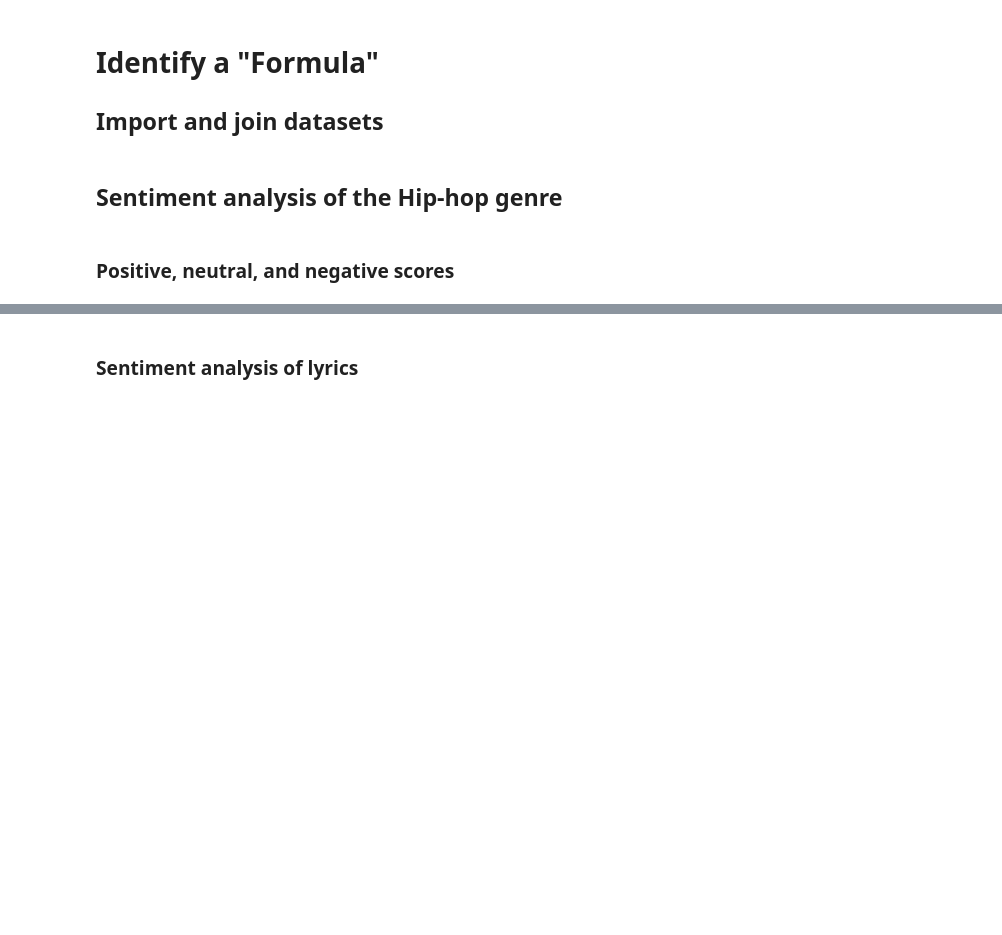
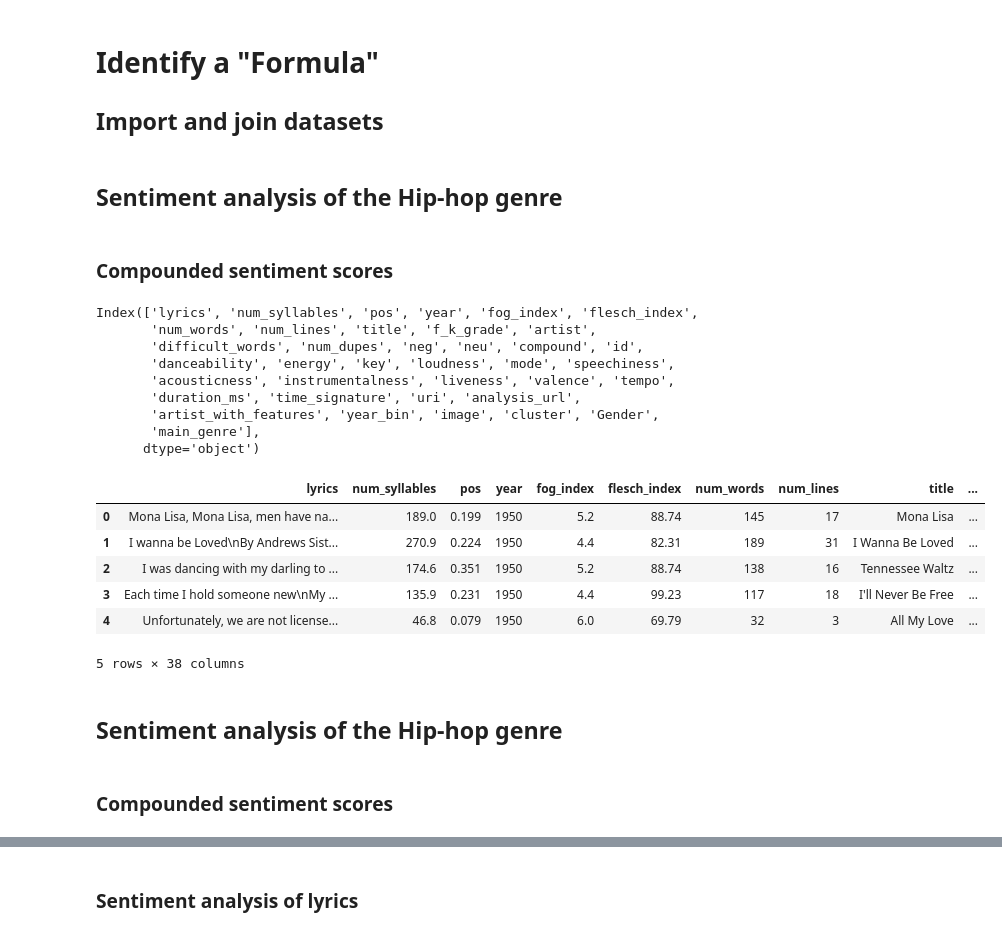
Before and after one commit to EggmanWalrus/40400-Assignment-3, a Jupyter notebook: Assignment3.ipynb, the cells around one changed output, grey strips where cells are left out. Cells and saved outputs as stored; diff of their text form; code cells hidden in the pictures; blank space fills up the shorter version.

Commit message:
Imported datasets

```diff
--- a/Assignment3.ipynb
+++ b/Assignment3.ipynb
@@ -16,0 +23,11 @@ For Assignment 3, you will perform a short study to *interpret* a cultural patte
+# %%
+# Import datasets
+music_df = pd.read_csv('music_df.csv')
+artist_genre = pd.read_csv('features_dataset.csv')
+# %%
+# Format year bins
+music_df['year_bin'] = music_df['year_bin'].apply(lambda x: '20'+x if (x == '10s') or (x == '00s') else '19'+x)
+
+# Merge two datasets to identify song genres
+music_df = pd.merge(music_df, artist_genre[['artist', 'main_genre']],
+                    on='artist', how = 'left').drop_duplicates(['lyrics', 'artist', 'uri']).reset_index(drop=True)
@@ -17,4 +37,4 @@ For Assignment 3, you will perform a short study to *interpret* a cultural patte
 # %% [markdown]
 ## Sentiment analysis of the Hip-hop genre
-# %% [markdown]
-### Positive, neutral, and negative scores
+# %% [markdown]
+### Compounded sentiment scores
@@ -20,0 +52,24 @@ For Assignment 3, you will perform a short study to *interpret* a cultural patte
+# %%
+print(music_df.columns)
+music_df.head()
+# %% [output]
+Index(['lyrics', 'num_syllables', 'pos', 'year', 'fog_index', 'flesch_index',
+       'num_words', 'num_lines', 'title', 'f_k_grade', 'artist',
+       'difficult_words', 'num_dupes', 'neg', 'neu', 'compound', 'id',
+       'danceability', 'energy', 'key', 'loudness', 'mode', 'speechiness',
+       'acousticness', 'instrumentalness', 'liveness', 'valence', 'tempo',
+       'duration_ms', 'time_signature', 'uri', 'analysis_url',
+       'artist_with_features', 'year_bin', 'image', 'cluster', 'Gender',
+       'main_genre'],
+      dtype='object')
+|  | lyrics | num_syllables | pos | year | fog_index | flesch_index | num_words | num_lines | title | ... |
+| 0 | Mona Lisa, Mona Lisa, men have na... | 189.0 | 0.199 | 1950 | 5.2 | 88.74 | 145 | 17 | Mona Lisa | ... |
+| 1 | I wanna be Loved\nBy Andrews Sist... | 270.9 | 0.224 | 1950 | 4.4 | 82.31 | 189 | 31 | I Wanna Be Loved | ... |
+| 2 | I was dancing with my darling to ... | 174.6 | 0.351 | 1950 | 5.2 | 88.74 | 138 | 16 | Tennessee Waltz | ... |
+| 3 | Each time I hold someone new\nMy ... | 135.9 | 0.231 | 1950 | 4.4 | 99.23 | 117 | 18 | I'll Never Be Free | ... |
+| 4 | Unfortunately, we are not license... | 46.8 | 0.079 | 1950 | 6.0 | 69.79 | 32 | 3 | All My Love | ... |
+5 rows × 38 columns
+# %% [markdown]
+## Sentiment analysis of the Hip-hop genre
+# %% [markdown]
+### Compounded sentiment scores
```
Also changed, not shown: parts of 5 cells of this notebook.
